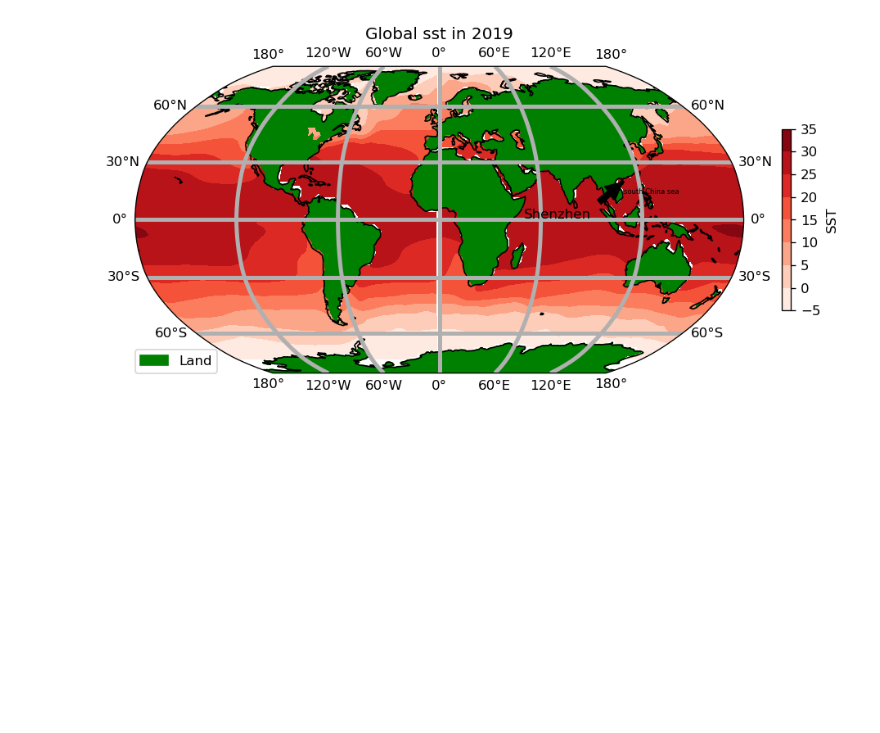
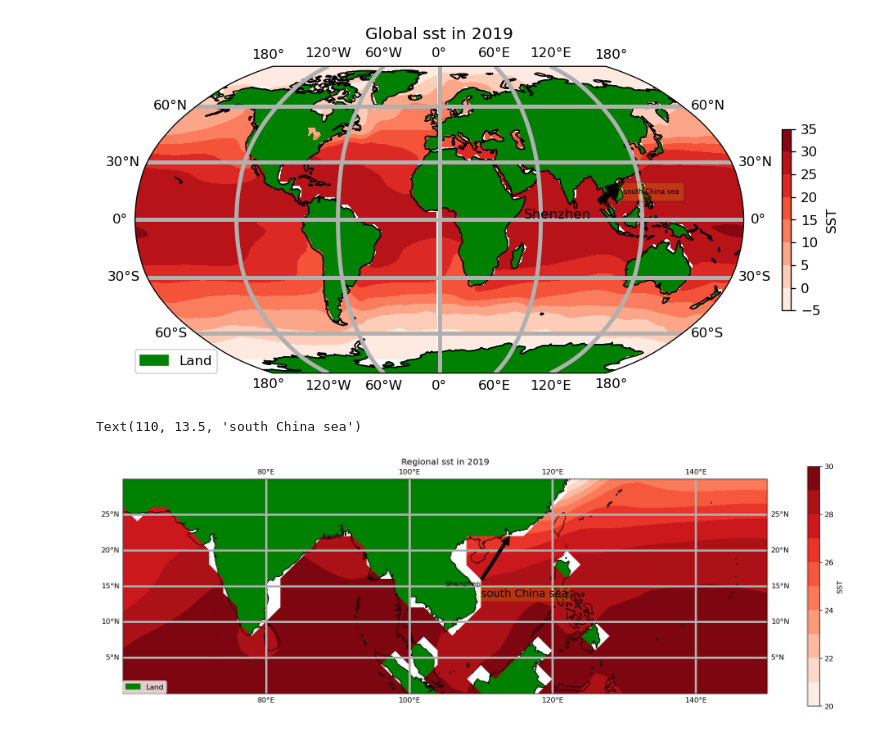
Before and after one commit to rico12312/ESE5023_Assignments_12332293, a Jupyter notebook: PS/PS4/PS.4.ipynb, the cells around one changed output. Saved outputs shown, nothing was run; the diff lists cells and outputs as text; code cells hidden in the pictures; blank space fills up the shorter version.

```diff
--- a/PS/PS4/PS.4.ipynb
+++ b/PS/PS4/PS.4.ipynb
@@ -179,3 +180,44 @@ plt.text(110, 13.5, 'south China sea', fontsize=5, bbox=dict(facecolor='yellow',
 # %% [output]
 Text(110, 13.5, 'south China sea')
 [figure]
+# %%
+# 2.2
+# regional
+# create the figure
+plt.figure(figsize=(20,20),dpi=120)
+
+# create  extent of region
+extent = [60,150,0,30]
+
+# create the projection and plot the extent region
+ax = plt.axes(projection=ccrs.PlateCarree())
+ax.set_extent(extent, crs=ccrs.PlateCarree())
+
+# add features
+ax.coastlines()
+ax.add_feature(cfeature.LAND, edgecolor='green', facecolor='green', zorder=0)
+
+# plot the sst
+plt.contourf(data.lon, data.lat, data.sst, cmap='Reds',transform=ccrs.PlateCarree(),  levels=np.linspace(20,30,11))
+
+# add title
+plt.title('Regional sst in 2019')
+
+# add colorbar
+plt.colorbar(shrink = 0.3,label='SST')
+
+# add grid line and ticks
+ax.gridlines(draw_labels=True,linewidth = 3)
+
+# add legend
+land = mpatches.Patch(color='Green', label='Land')
+plt.legend(handles=[land],loc=[0,0])
+
+# add annotation
+plt.annotate('Shenzhen', xy=(114, 22), xytext=(105, 15), arrowprops=dict(facecolor='black'), transform=ccrs.PlateCarree())
+
+# add text box
+plt.text(110, 13.5, 'south China sea', fontsize=15, bbox=dict(facecolor='yellow', alpha=0.15, edgecolor='black'), transform=ccrs.PlateCarree())
+# %% [output]
+Text(110, 13.5, 'south China sea')
+[figure, added]
```
Also changed, not shown: parts of 2 cells of this notebook, 1 other file.
